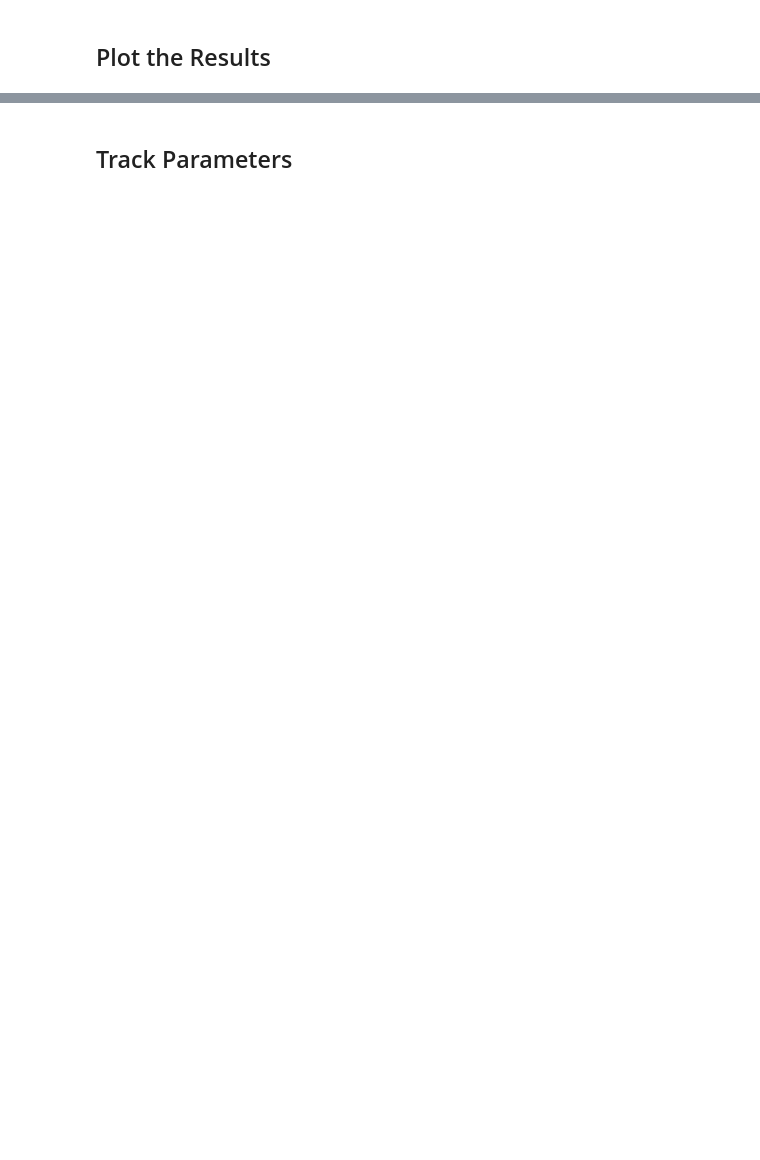
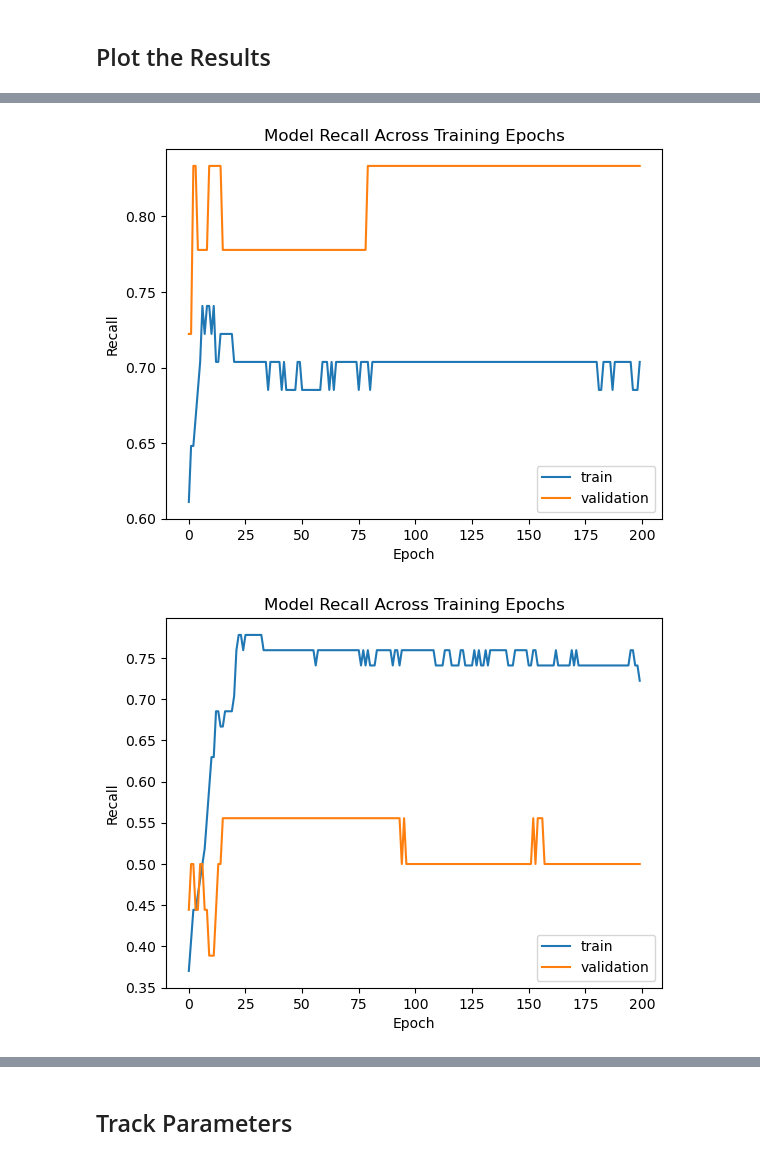
Before and after one commit to ADPriceless/TDA_Asssignment_HeartFailure, a Jupyter notebook: experiment_nn.ipynb, the cells around one changed output, grey strips where cells are left out. Saved outputs shown, nothing was run; the diff lists cells and outputs as text; code cells hidden in the pictures; blank space fills up the shorter version.

```diff
--- a/experiment_nn.ipynb
+++ b/experiment_nn.ipynb
@@ -233,0 +313,6 @@ plot_epochs(history, 'auc')
+# %%
+for history in best_history:
+    plot_epochs(history.history, 'recall')
+# %% [output]
+[figure, added]
+[figure, added]
```
Also changed, not shown: parts of 18 cells of this notebook.
